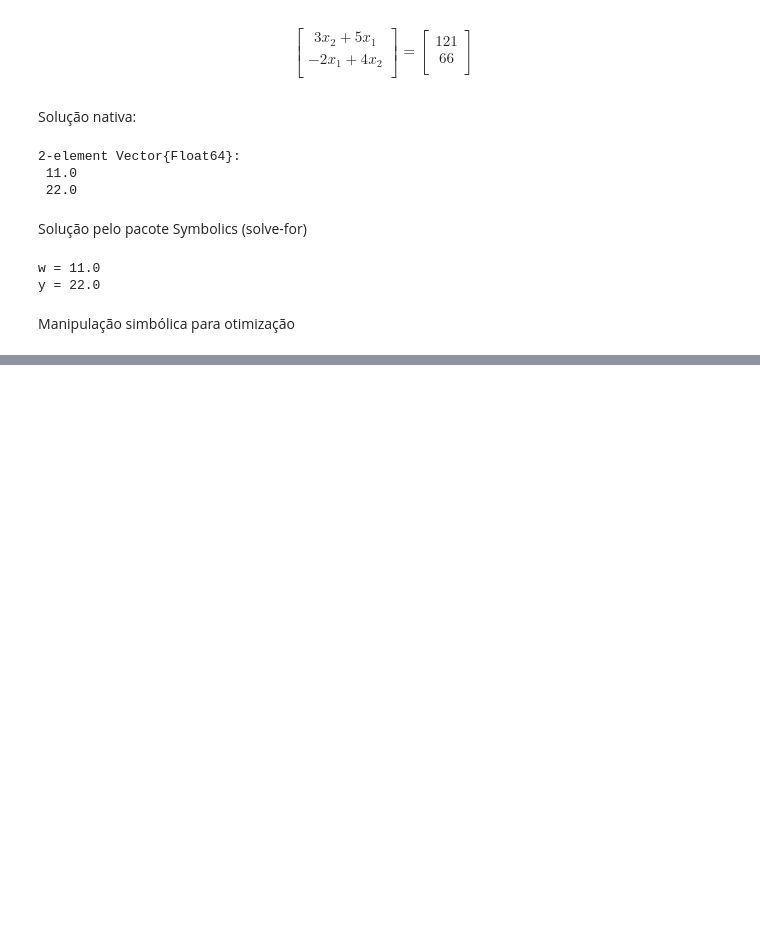
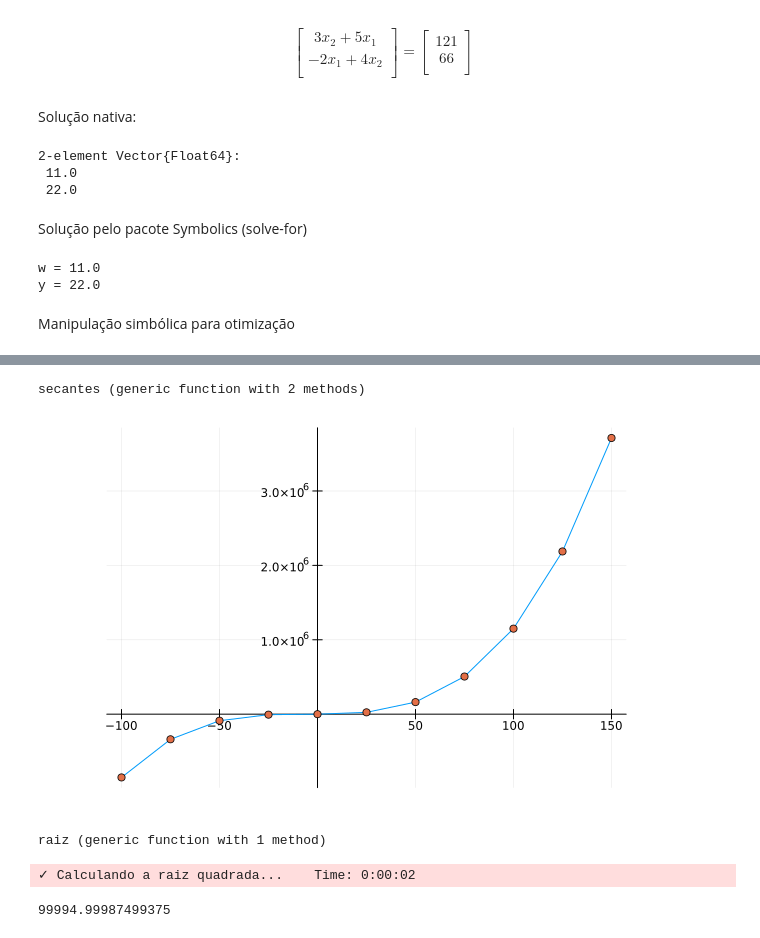
Before and after one commit to Daniel-C-Fernandes/julia, a Jupyter notebook: Mini-curso-Julia2.ipynb, the cells around one changed output, grey strips where cells are left out. Drawn from its saved outputs; the diff is of its cells as text; code cells hidden in the pictures; blank space fills up the shorter version.

```diff
--- a/Mini-curso-Julia2.ipynb
+++ b/Mini-curso-Julia2.ipynb
@@ -453,0 +463,41 @@ model = Model(HiGHS.Optimizer)
+# %%
+function secantes(f, a, b, n)
+    x = a:(b-a)/n:b
+    y = [f(a)]
+    @showprogress for i in 1:n
+        #sleep(.05)
+        sleep(.2)
+        y =  [y; f(a+(b-a)*i/n)]
+    end
+    return [x y]
+end
+# %% [output]
+secantes (generic function with 2 methods)
+# %%
+f(x) = x^3+15x^2-x+2
+
+z = secantes(f,-100,150,10)
+plot(z[:,1],z[:,2], legend=false, framestyle= :origin)
+scatter!(z[:,1],z[:,2])
+#plot!(f)
+# %% [output]
+[figure, added]
+# %%
+function raiz(a)
+    prog = ProgressUnknown(desc="Calculando a raiz quadrada...", spinner=true)
+    x = 1.0
+    while abs(x^2-a)>1e-6
+        sleep(.1)
+        next!(prog, spinner="◓◑◒◐")
+        x = (a/x+x)/2
+    end
+    finish!(prog)
+    return x
+end
+# %% [output]
+raiz (generic function with 1 method)
+# %%
+raiz(9.999*1e9)
+# %% [output]
+✓ Calculando a raiz quadrada...    Time: 0:00:02
+99994.99987499375
```
Also changed, not shown: parts of 2 cells of this notebook.
